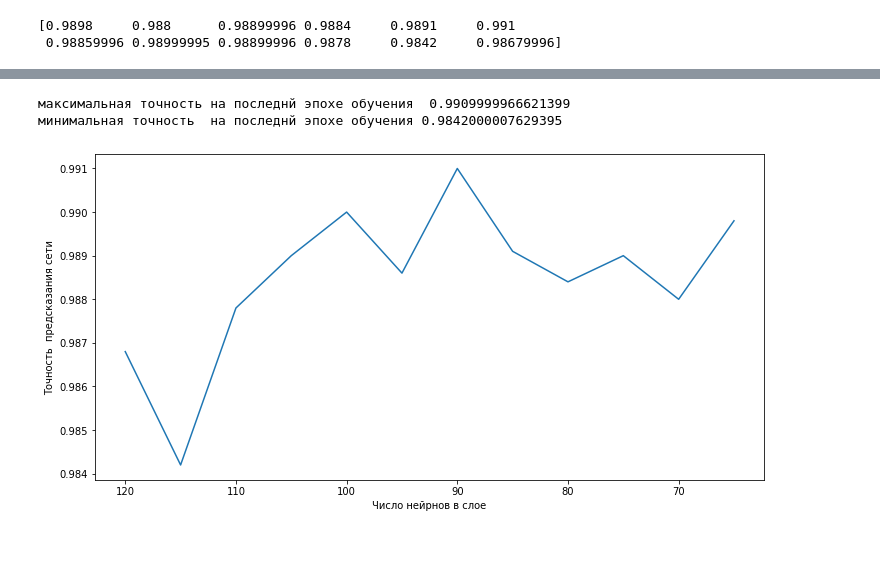
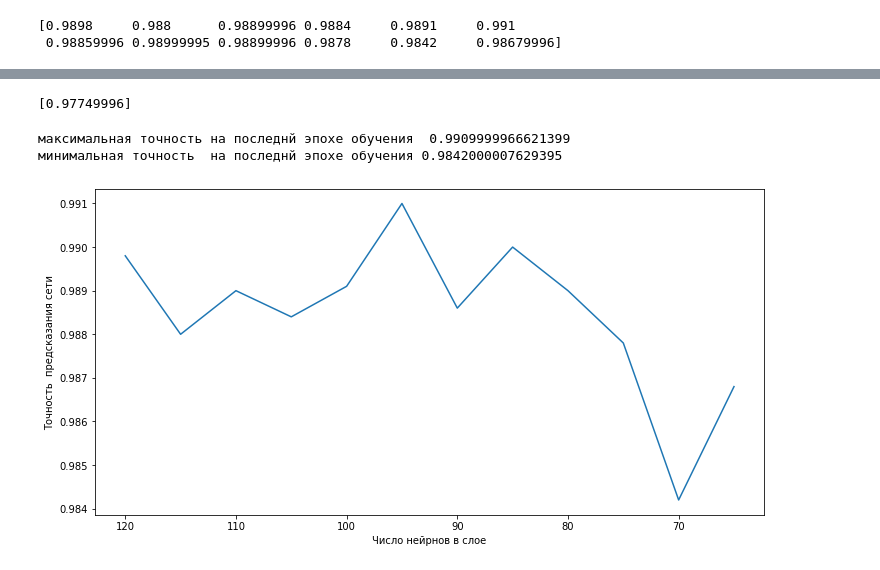
Before and after one commit to 1Un/MNIST, a Jupyter notebook: 120_65test_cnn_mnist_lenet5.ipynb, the cells around one changed output, grey strips where cells are left out. Saved outputs shown, nothing was run; the diff lists cells and outputs as text; code cells hidden in the pictures.

```diff
--- a/120_65test_cnn_mnist_lenet5.ipynb
+++ b/120_65test_cnn_mnist_lenet5.ipynb
@@ -250,24 +241,27 @@ from numpy import genfromtxt
 test_accuracy_history_np = genfromtxt('/content/120-64_test_accuracy_history_np.csv', delimiter=',')
 # %%
 test_loss_history_np = genfromtxt('/content/120-64_test_loss_history_np.csv', delimiter=',')
+# %%
+print(test_accuracy_history_np[-1:,0])
+# %% [output]
+[0.97749996]
 # %%
 fig, ax = plt.subplots(figsize=(12,6))
-lenX=len(test_accuracy_history_np[:,-1])
 
-ax.plot(np.array(range(65,121,5)),test_accuracy_history_np[:,-1])
+ax.plot(np.arange(120, 60, -5),test_accuracy_history_np[:,-1])
 
 plt.gca().invert_xaxis()
 
 ax.set_xlabel('Число нейрнов в слое')
 
 ax.set_ylabel('Точность  предсказания сети')
 plt.savefig('4.png')
 
 print('максимальная точность на последнй эпохе обучения ',test_accuracy_history_np[:,-1].max())
 #print('т.е. когда число нейронов было ',120-5*(test_accuracy_history_np[:,-1].argmax()+1))
 print('минимальная точность  на последнй эпохе обучения',test_accuracy_history_np[:,-1].min())
 #print('т.е. когда число нейронов было ',120-5*(test_accuracy_history_np[:,-1].argmin()))
 # %% [output]
 максимальная точность на последнй эпохе обучения  0.9909999966621399
 минимальная точность  на последнй эпохе обучения 0.9842000007629395
-[figure, old version]
+[figure, new version]
```
Also changed, not shown: parts of 1 cell of this notebook.
